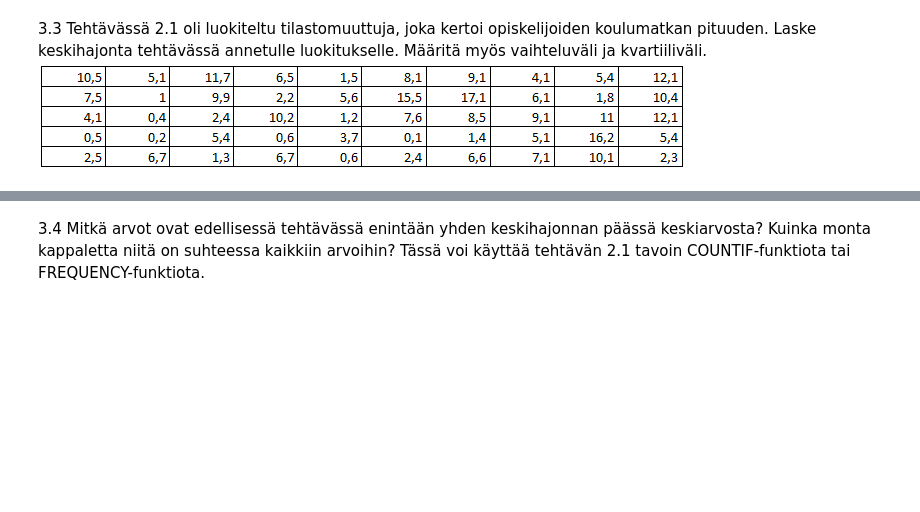
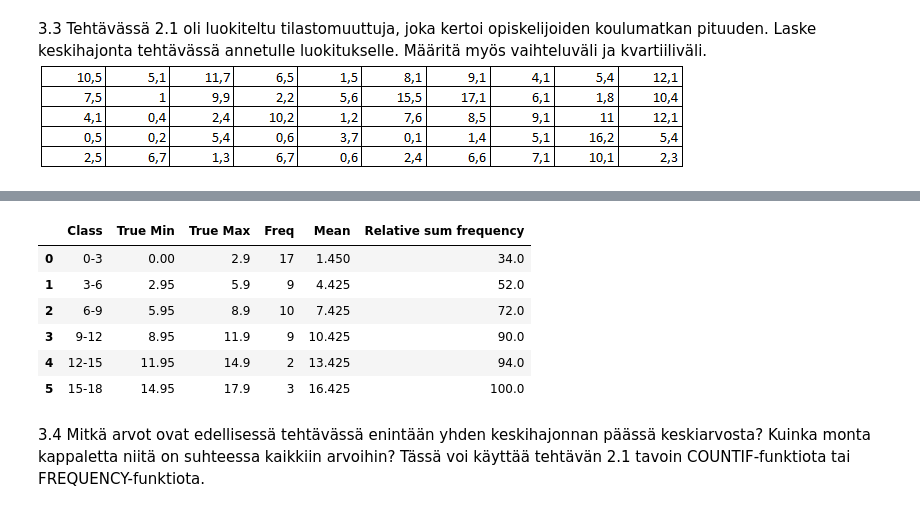
Before and after one commit to walterairs/statsandprobs, a Jupyter notebook: statistics/lesson_three.ipynb, the cells around one changed output, grey strips where cells are left out. Drawn from its saved outputs; the diff is of its cells as text; code cells hidden in the pictures; blank space fills up the shorter version.

```diff
--- a/statistics/lesson_three.ipynb
+++ b/statistics/lesson_three.ipynb
@@ -110,3 +110,71 @@ School_travel_distance = [10.5, 5.1, 11.7, 6.5, 1.5, 8.1, 9.1, 4.1, 5.4, 12.1,
                         4.1, 0.4, 2.4, 10.2, 1.2, 7.6, 8.5, 9.1, 11, 12.1,
                         0.5, 0.2, 5.4, 0.6, 3.7, 0.1, 1.4, 5.1, 16.2, 5.4,
                         2.5, 6.7, 1.3, 6.7, 0.6, 2.4, 6.6, 7.1, 10.1, 2.3]
+
+data = pandas.DataFrame({'School Travel Distance (km)': School_travel_distance})
+data['Class'] = numpy.floor(data['School Travel Distance (km)'] / 3)
+data['Class'] = data['Class'].astype(int)
+data['Class'] = data['Class'].astype(str)
+
+# lets find the frequency of each class
+data2 = data.groupby('Class').count()
+data2 = data2.reset_index()
+data2.columns = ['Class', 'Frequency']
+
+# True min and max of the first class is 0 - 2.9, and it goes on and on with
+# 2.95 - 5.9, 5.95 - 8.9, 8.95 - 11.9, 11.95 - 14.9, 14.95 - 17.9
+# lets write the class boundaries in columns true min and true max
+data2['True Min'] = data2['Class'].astype(float) * 3 - 0.05
+data2['True Max'] = data2['True Min'] + 2.95
+
+# Lets make the true min of the first row 0, others must be unchanged
+data2['True Min'] = data2['True Min'] - data2['True Min'][0]
+
+# lets calculate freq
+data3 = data.groupby('Class').count()
+data3 = data3.reset_index()
+data3.columns = ['Class', 'Freq']
+
+# lets combine tha dataframes
+data4 = pandas.merge(data2, data3, on='Class')
+data4.is_copy = False
+data4['Class'] = data4['Class'].replace({'0': '0-3', '1': '3-6', '2': '6-9', '3': '9-12', '4': '12-15', '5': '15-18'})
+data4 = data4[['Class', 'True Min', 'True Max', 'Freq']]
+
+data4['True Min'] = data4['True Min'][1:].astype(float) - 0.05
+
+# chane Nan to 0
+data4 = data4.fillna(0)
+
+# Lets calculate mean from the true min and true max
+data4['Mean'] = (data4['True Min'] + data4['True Max']) / 2
+
+# Lets calculate average by multiplying mean and freq and diciding by the sum of freq
+average = numpy.sum(data4['Mean'] * data4['Freq']) / numpy.sum(data4['Freq'])
+
+print(f"average: {average}")
+
+# Lets do the standard deviation as well
+variance = numpy.sum(((data4['Mean'] - average) ** 2) * data4['Freq']) / numpy.sum(data4['Freq'])
+standard_deviation = numpy.sqrt(variance)
+
+print(f"standard deviation: {standard_deviation}")
+
+# lets find the min and max of the data(original) and calulate the range
+d_range = numpy.max(data['School Travel Distance (km)']) - numpy.min(data['School Travel Distance (km)'])
+
+print(f"range: {d_range}")
+print(f"low point: {numpy.min(data['School Travel Distance (km)'])}, high point: {numpy.max(data['School Travel Distance (km)'])}")
+
+# lets create a sum relative sum frequency column which adds up to 100% on the last row
+data4['Relative sum frequency'] = numpy.cumsum(data4['Freq']) / numpy.sum(data4['Freq']) * 100
+
+# Lets calculate quartile distance
+q_endpoints = [0.0, 11.9]
+q_distance = q_endpoints[1] - q_endpoints[0]
+
+print(f"quartile distance: {q_distance}")
+print(f"quartile endpoints: {q_endpoints}")
+
+data4
+# %% [output]
@@ -113,2 +187,9 @@ School_travel_distance = [10.5, 5.1, 11.7, 6.5, 1.5, 8.1, 9.1, 4.1, 5.4, 12.1,
+|  | Class | True Min | True Max | Freq | Mean | Relative sum frequency |
+| 0 | 0-3 | 0.00 | 2.9 | 17 | 1.450 | 34.0 |
+| 1 | 3-6 | 2.95 | 5.9 | 9 | 4.425 | 52.0 |
+| 2 | 6-9 | 5.95 | 8.9 | 10 | 7.425 | 72.0 |
+| 3 | 9-12 | 8.95 | 11.9 | 9 | 10.425 | 90.0 |
+| 4 | 12-15 | 11.95 | 14.9 | 2 | 13.425 | 94.0 |
+| 5 | 15-18 | 14.95 | 17.9 | 3 | 16.425 | 100.0 |
 # %% [markdown]
 3.4 Mitkä arvot ovat edellisessä tehtävässä enintään yhden keskihajonnan päässä keskiarvosta? Kuinka monta kappaletta niitä on suhteessa kaikkiin arvoihin? Tässä voi käyttää tehtävän 2.1 tavoin COUNTIF-funktiota tai FREQUENCY-funktiota.
```
Also changed, not shown: parts of 7 cells of this notebook, 10 other files.
